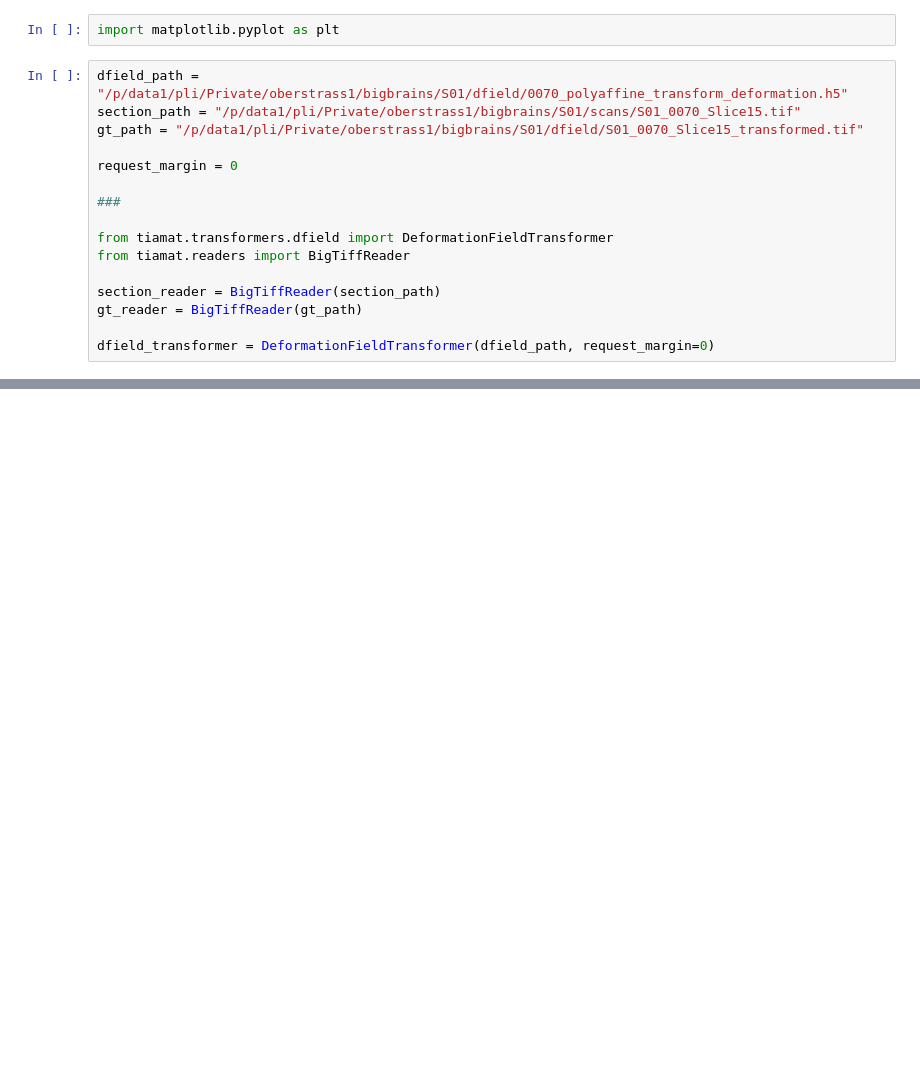
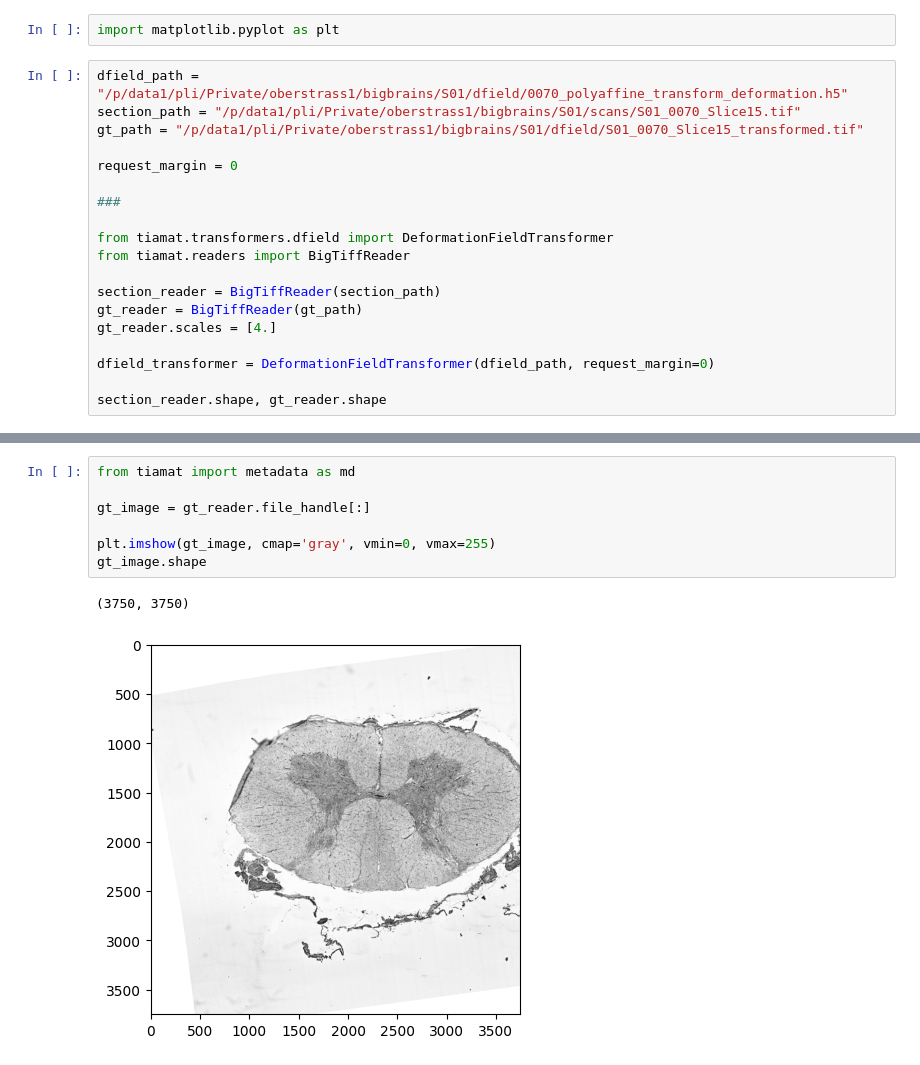
Before and after one commit to FZJ-INM1-BDA/tiamat, a Jupyter notebook: notebooks/dfield_transform.ipynb, the cells around one changed output, grey strips where cells are left out. Drawn from its saved outputs; the diff is of its cells as text; blank space fills up the shorter version.

```diff
--- a/notebooks/dfield_transform.ipynb
+++ b/notebooks/dfield_transform.ipynb
@@ -17,5 +17,8 @@ from tiamat.readers import BigTiffReader
 
 section_reader = BigTiffReader(section_path)
 gt_reader = BigTiffReader(gt_path)
+gt_reader.scales = [4.]
 
 dfield_transformer = DeformationFieldTransformer(dfield_path, request_margin=0)
+
+section_reader.shape, gt_reader.shape
@@ -59,0 +67,10 @@ gt_result.image.shape
+# %%
+from tiamat import metadata as md
+
+gt_image = gt_reader.file_handle[:]
+
+plt.imshow(gt_image, cmap='gray', vmin=0, vmax=255)
+gt_image.shape
+# %% [output]
+(3750, 3750)
+[figure, added]
```
Also changed, not shown: parts of 5 cells of this notebook, 1 other file.
